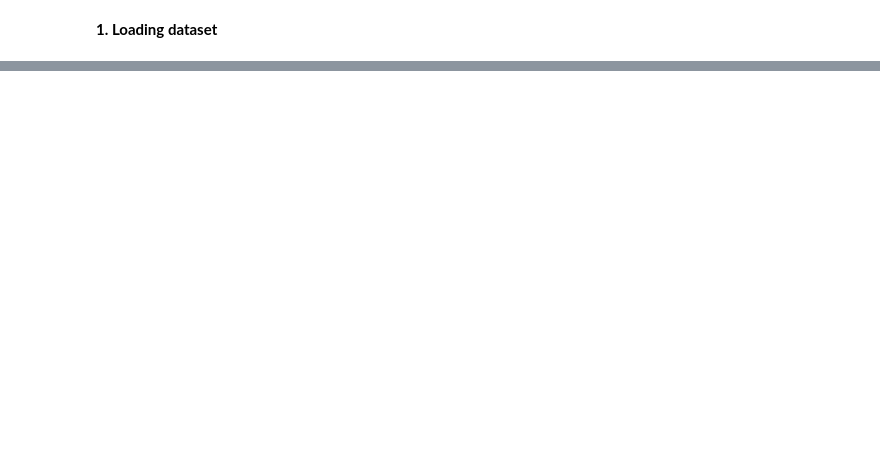
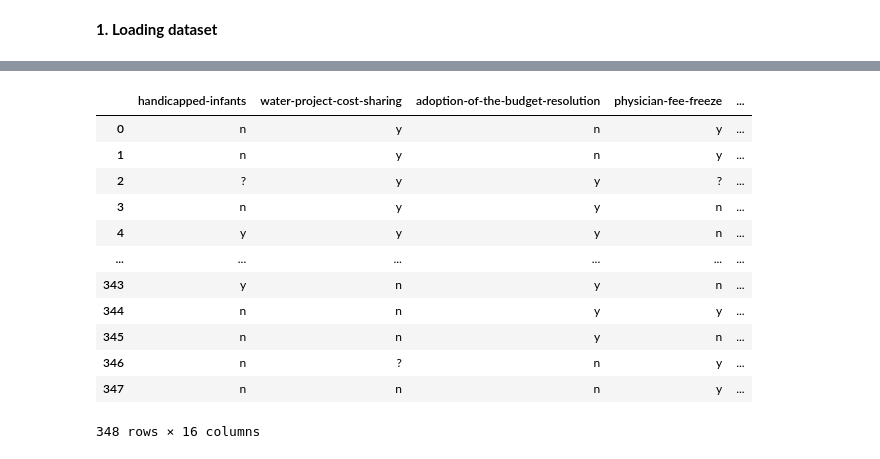
Before and after one commit to xhroch01/MPA-MLF, a Jupyter notebook: Lab5.ipynb, the cells around one changed output, grey strips where cells are left out. Drawn from its saved outputs; the diff is of its cells as text; code cells hidden in the pictures; blank space fills up the shorter version.

```diff
--- a/Lab5.ipynb
+++ b/Lab5.ipynb
@@ -90,0 +90,6 @@ pd_dataset = pd.read_csv(path_to_dataset)
+# %%
+from google.colab import files
+uploaded = files.upload()
+
+path_to_dataset = 'voting_complete.csv'
+pd_dataset = pd.read_csv(path_to_dataset)
@@ -92,0 +118,21 @@ pd_dataset
+# %%
+# define a function for train and test split
+
+def train_test_split(pd_data: pd.DataFrame, test_ratio: float = 0.2) -> tuple:
+    pd_dataset = pd_data.copy()
+    pd_dataset = pd_dataset[pd_dataset.columns[1:]]
+    index = np.arange(len(pd_dataset))
+    index = np.random.permutation(index)
+    train_ammount = int(len(index)*test_ratio)
+    train_ids = index[train_ammount:]
+    test_ids = index[:train_ammount]
+
+    train_dataset = pd_dataset[pd_dataset.index.isin(train_ids)].reset_index()
+    test_dataset = pd_dataset[pd_dataset.index.isin(test_ids)].reset_index()
+
+    train_dataset = train_dataset[train_dataset.columns[1:]]
+    test_dataset = test_dataset[test_dataset.columns[1:]]
+
+    return train_dataset[train_dataset.columns[1:]], train_dataset[train_dataset.columns[0]], test_dataset[test_dataset.columns[1:]], test_dataset[test_dataset.columns[0]]
+# %%
+x_train, y_train, x_test, y_test = train_test_split(pd_dataset)
@@ -92,0 +149,16 @@ pd_dataset
+# %%
+x_train
+# %% [output]
+|  | handicapped-infants | water-project-cost-sharing | adoption-of-the-budget-resolution | physician-fee-freeze | ... |
+| 0 | n | y | n | y | ... |
+| 1 | n | y | n | y | ... |
+| 2 | ? | y | y | ? | ... |
+| 3 | n | y | y | n | ... |
+| 4 | y | y | y | n | ... |
+| ... | ... | ... | ... | ... | ... |
+| 343 | y | n | y | n | ... |
+| 344 | n | n | y | y | ... |
+| 345 | n | n | y | n | ... |
+| 346 | n | ? | n | y | ... |
+| 347 | n | n | n | y | ... |
+348 rows × 16 columns
```
Also changed, not shown: parts of 26 cells of this notebook.
